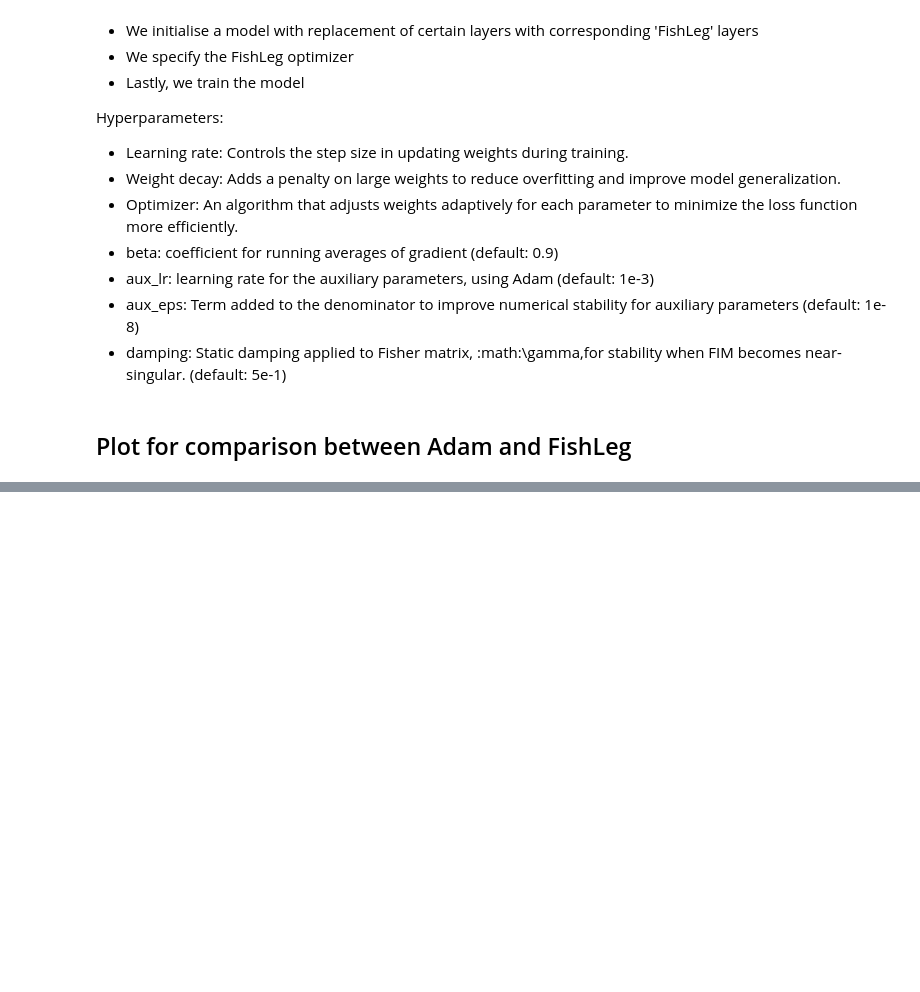
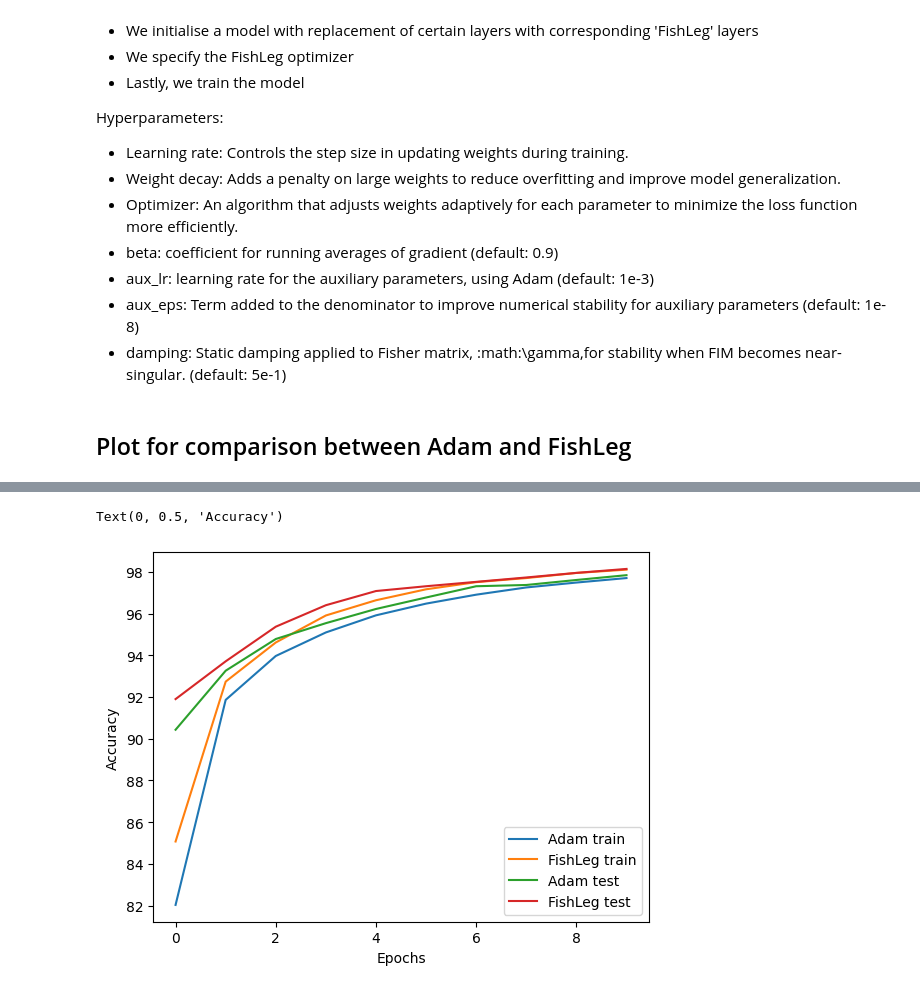
Before and after one commit to WeiShengL/FishLeg, a Jupyter notebook: examples/CIFAR_example.ipynb, the cells around one changed output, grey strips where cells are left out. Cells and saved outputs as stored; diff of their text form; code cells hidden in the pictures; blank space fills up the shorter version.

```diff
--- a/examples/CIFAR_example.ipynb
+++ b/examples/CIFAR_example.ipynb
@@ -404,0 +416,11 @@ Text(0, 0.5, 'Training Accuracy')
+# %%
+plt.plot(adam_df_per_epoch['train_acc'], label="Adam train")
+plt.plot(fishleg_df_per_epoch['train_acc'], label="FishLeg train")
+plt.plot(adam_df_per_epoch['test_acc'], label="Adam test")
+plt.plot(fishleg_df_per_epoch['test_acc'], label="FishLeg test")
+plt.legend(loc='best')
+plt.xlabel("Epochs")
+plt.ylabel("Accuracy")
+# %% [output]
+Text(0, 0.5, 'Accuracy')
+[figure, added]
```
Also changed, not shown: parts of 9 cells of this notebook.
